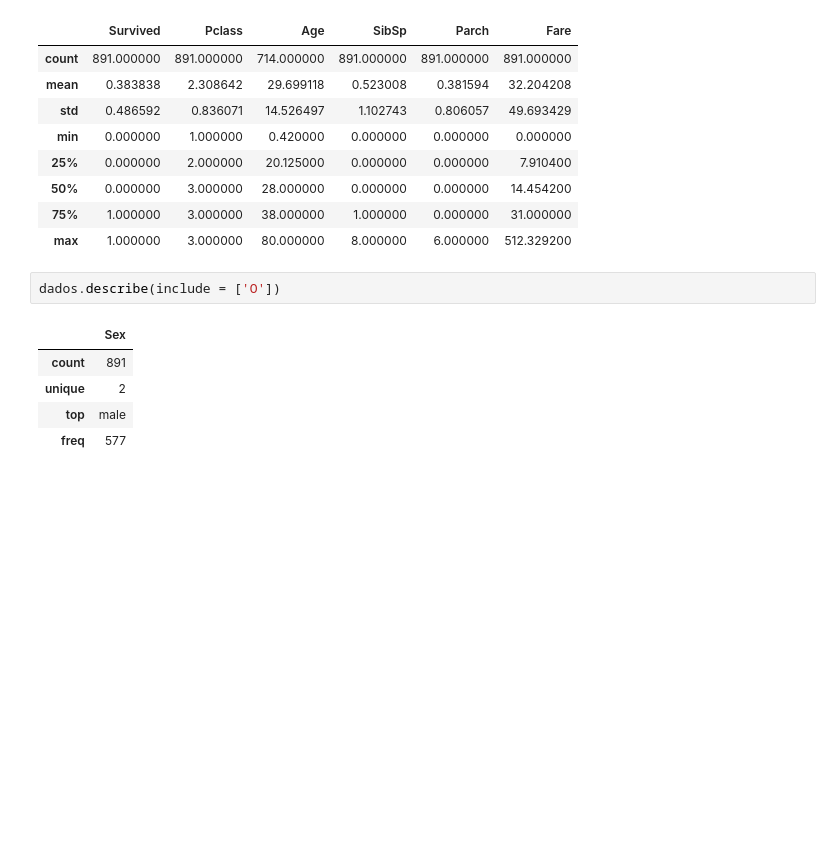
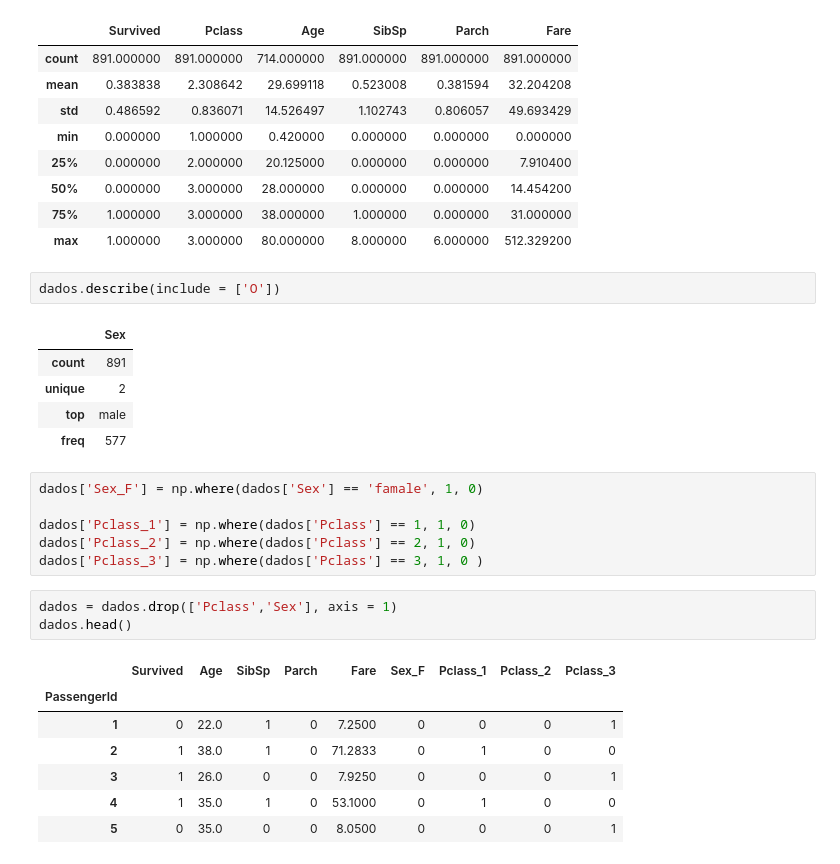
Before and after one commit to jaovc/Carrefou_titanic, a Jupyter notebook: Titanic.ipynb, the cells around one changed output. Drawn from its saved outputs; the diff is of its cells as text; blank space fills up the shorter version.

```diff
--- a/Titanic.ipynb
+++ b/Titanic.ipynb
@@ -64,3 +64,20 @@ dados.describe(include = ['O'])
 | unique | 2 |
 | top | male |
 | freq | 577 |
+# %%
+dados['Sex_F'] = np.where(dados['Sex'] == 'famale', 1, 0)
+
+dados['Pclass_1'] = np.where(dados['Pclass'] == 1, 1, 0)
+dados['Pclass_2'] = np.where(dados['Pclass'] == 2, 1, 0)
+dados['Pclass_3'] = np.where(dados['Pclass'] == 3, 1, 0 )
+# %%
+dados = dados.drop(['Pclass','Sex'], axis = 1)
+dados.head()
+# %% [output]
+|  | Survived | Age | SibSp | Parch | Fare | Sex_F | Pclass_1 | Pclass_2 | Pclass_3 |
+| PassengerId |  |  |  |  |  |  |  |  |  |
+| 1 | 0 | 22.0 | 1 | 0 | 7.2500 | 0 | 0 | 0 | 1 |
+| 2 | 1 | 38.0 | 1 | 0 | 71.2833 | 0 | 1 | 0 | 0 |
+| 3 | 1 | 26.0 | 0 | 0 | 7.9250 | 0 | 0 | 0 | 1 |
+| 4 | 1 | 35.0 | 1 | 0 | 53.1000 | 0 | 1 | 0 | 0 |
+| 5 | 0 | 35.0 | 0 | 0 | 8.0500 | 0 | 0 | 0 | 1 |
```
Also changed, not shown: parts of 4 cells of this notebook.
